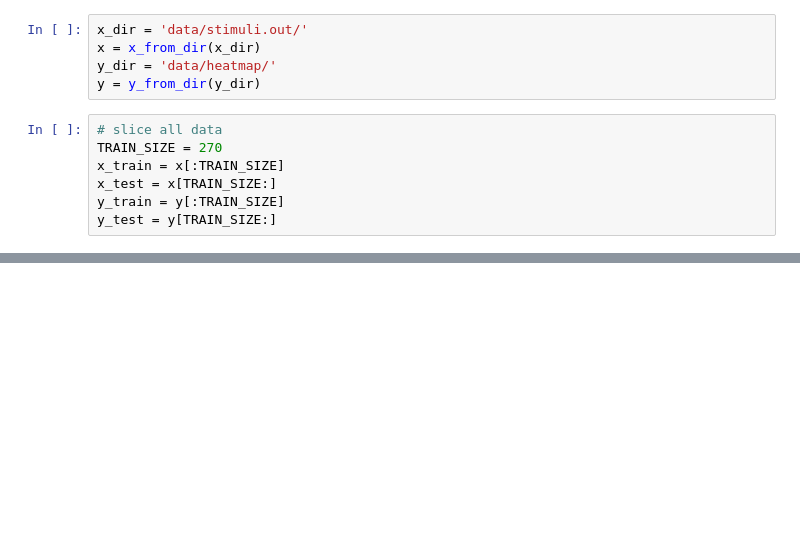
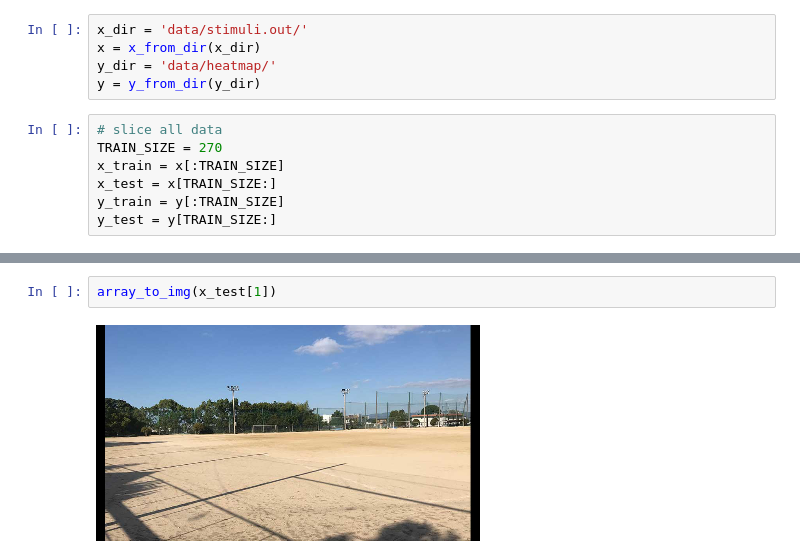
Before and after one commit to 510t/image_recognition, a Jupyter notebook: predict_heatmap.ipynb, the cells around one changed output, grey strips where cells are left out. Cells and saved outputs as stored; diff of their text form; blank space fills up the shorter version.

```diff
--- a/predict_heatmap.ipynb
+++ b/predict_heatmap.ipynb
@@ -146,0 +192,4 @@ def y_from_dir(dir_name):
+# %%
+array_to_img(x_test[1])
+# %% [output]
+[figure, added]
```
Also changed, not shown: parts of 12 cells of this notebook.
